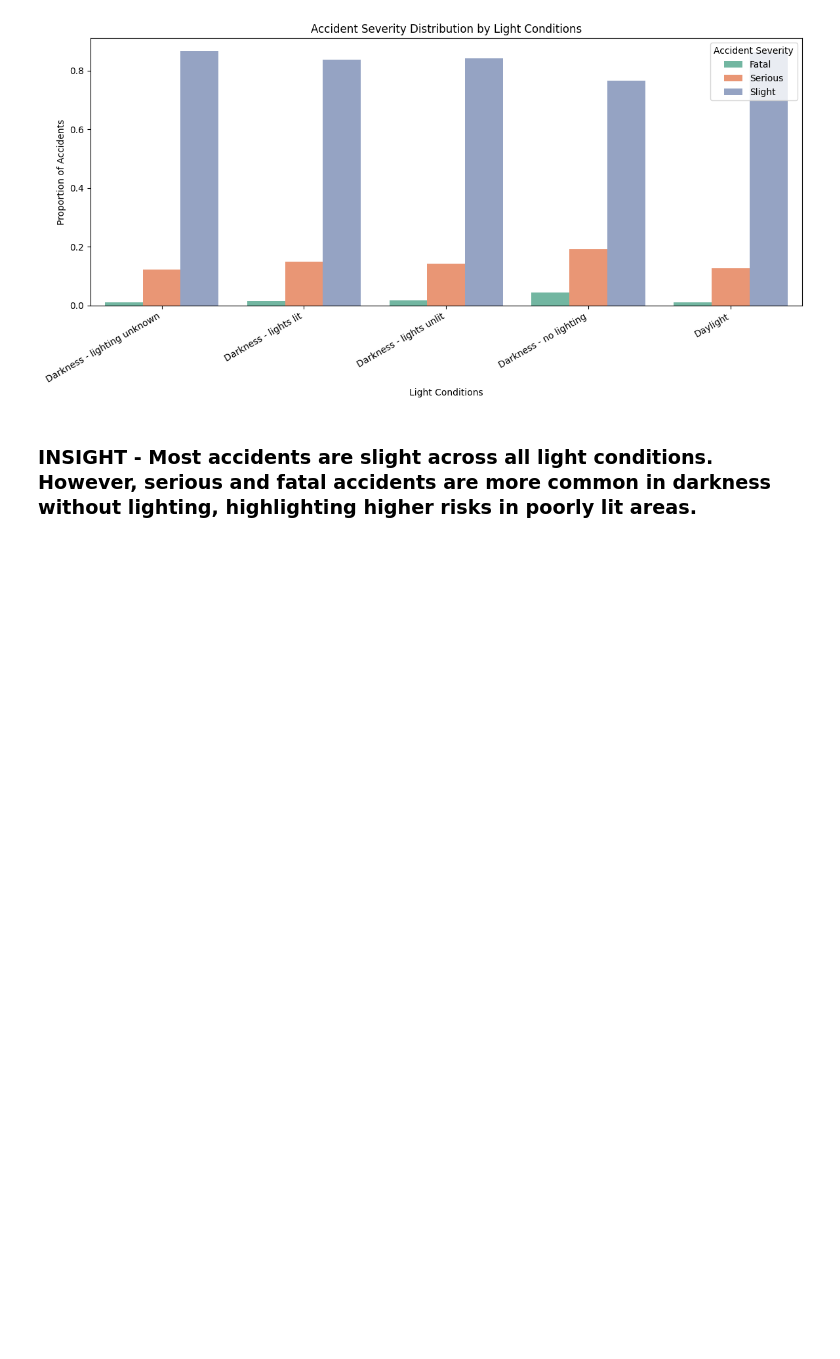
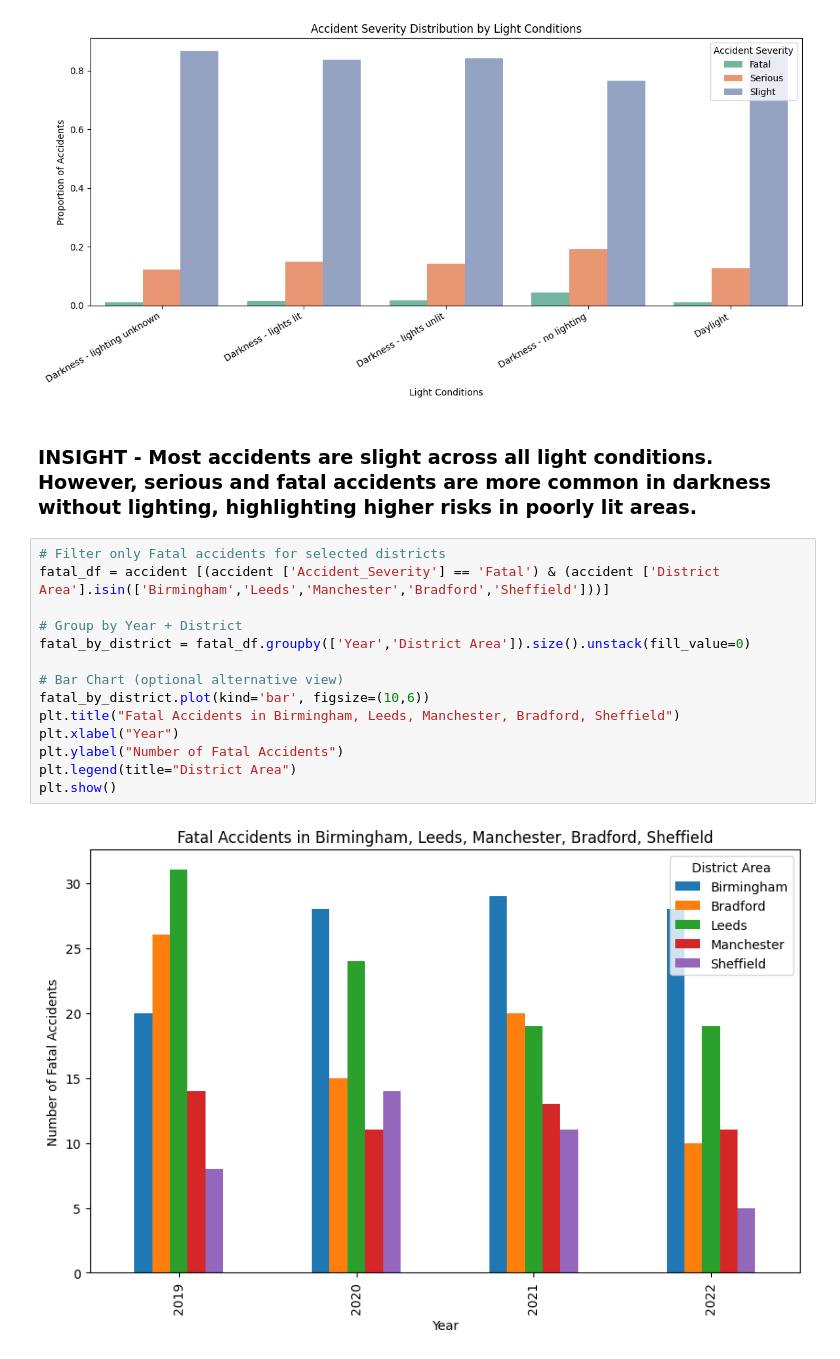
Before and after one commit to CheloMacatangay/ELEC03---Data-Analytics, a Jupyter notebook: Activity2/Activity2.ipynb, the cells around one changed output. Drawn from its saved outputs; the diff is of its cells as text; blank space fills up the shorter version.

```diff
--- a/Activity2/Activity2.ipynb
+++ b/Activity2/Activity2.ipynb
@@ -545,3 +545,19 @@ plt.show()
 [figure]
 # %% [markdown]
 <h3>INSIGHT - Most accidents are slight across all light conditions. However, serious and fatal accidents are more common in darkness without lighting, highlighting higher risks in poorly lit areas.</h3>
+# %%
+# Filter only Fatal accidents for selected districts
+fatal_df = accident [(accident ['Accident_Severity'] == 'Fatal') & (accident ['District Area'].isin(['Birmingham','Leeds','Manchester','Bradford','Sheffield']))]
+
+# Group by Year + District
+fatal_by_district = fatal_df.groupby(['Year','District Area']).size().unstack(fill_value=0)
+
+# Bar Chart (optional alternative view)
+fatal_by_district.plot(kind='bar', figsize=(10,6))
+plt.title("Fatal Accidents in Birmingham, Leeds, Manchester, Bradford, Sheffield")
+plt.xlabel("Year")
+plt.ylabel("Number of Fatal Accidents")
+plt.legend(title="District Area")
+plt.show()
+# %% [output]
+[figure, added]
```
Also changed, not shown: parts of 7 cells of this notebook.
